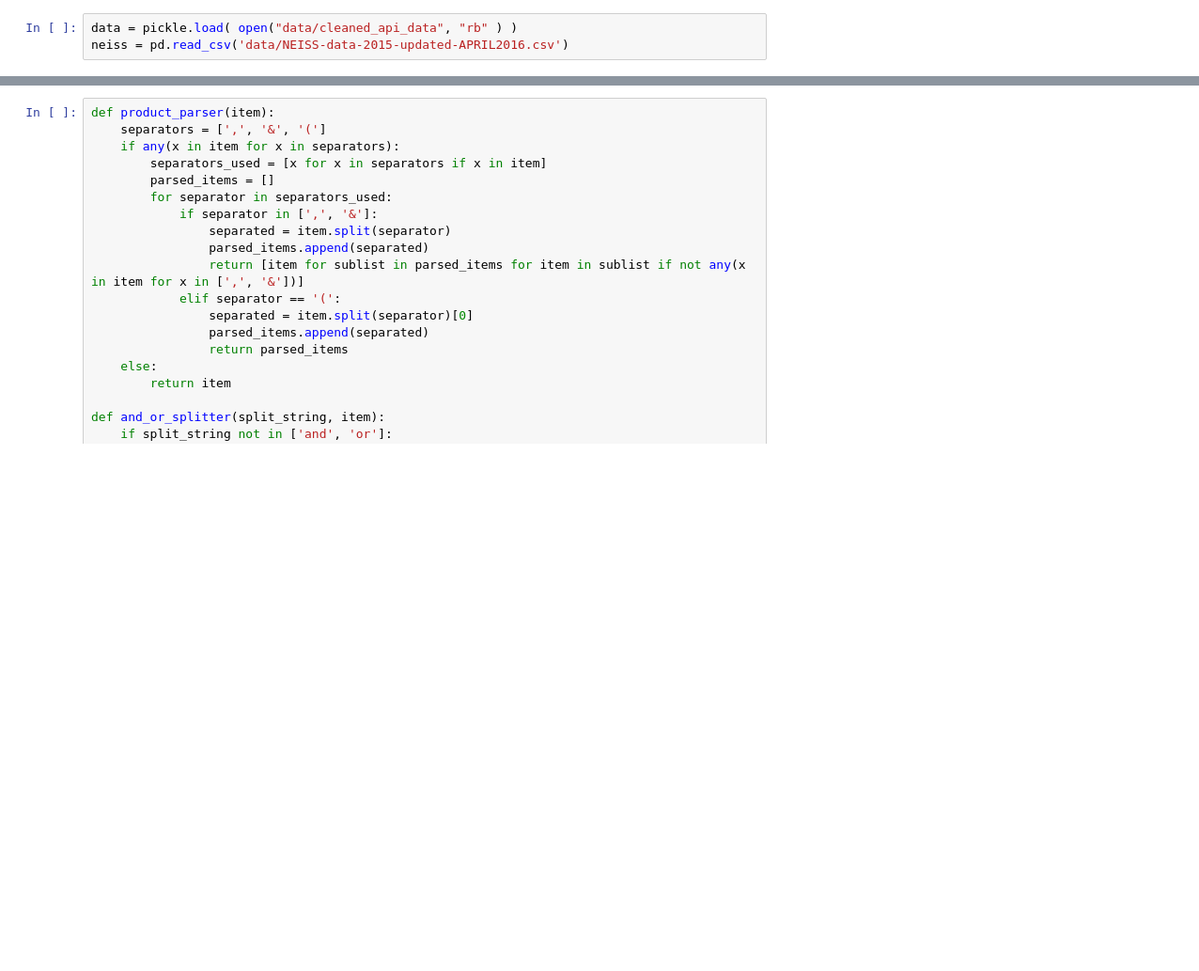
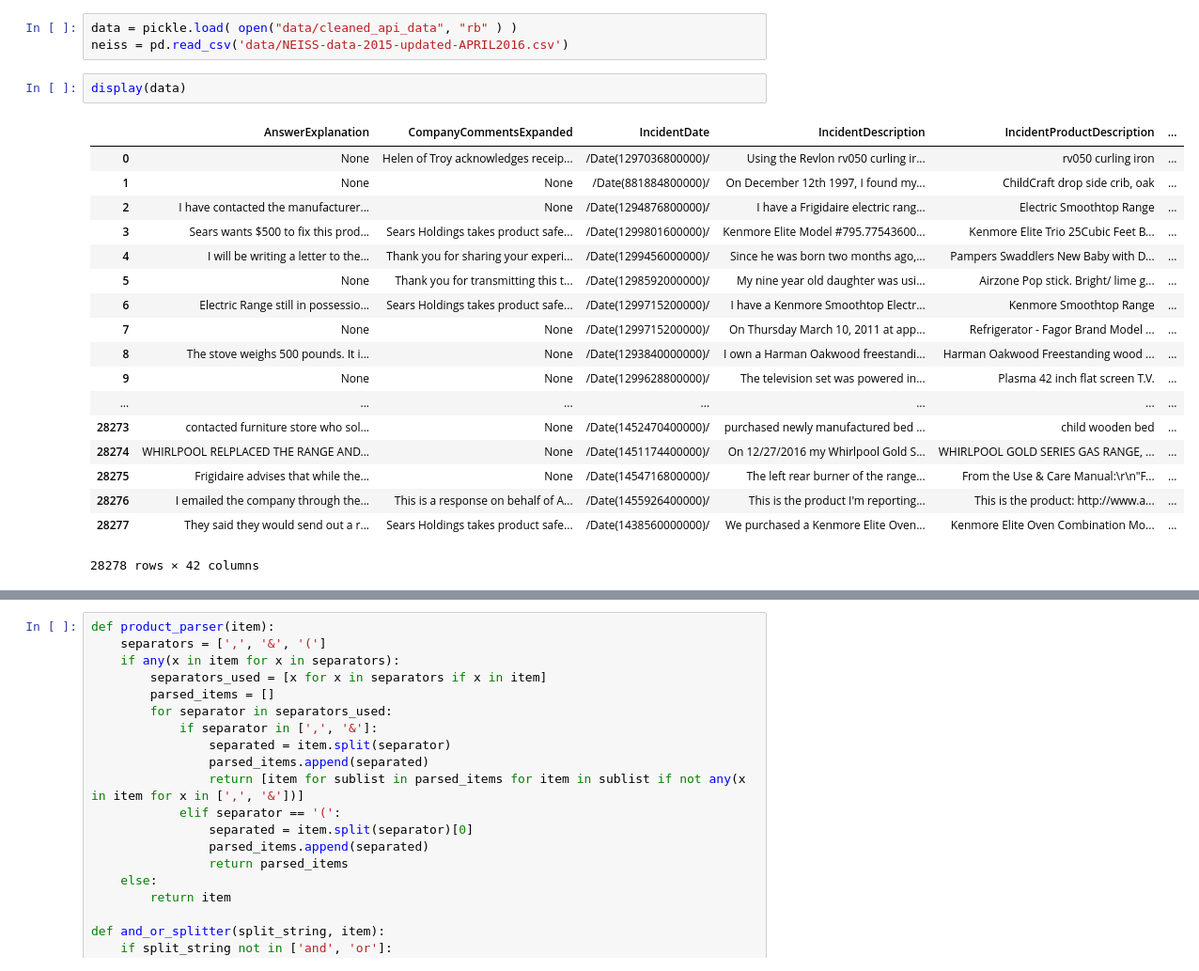
Before and after one commit to minh5/cpsc, a Jupyter notebook: datakind.ipynb, the cells around one changed output, grey strips where cells are left out. Shown at 94% size. Saved outputs shown, nothing was run; the diff lists cells and outputs as text; blank space fills up the shorter version.

```diff
--- a/datakind.ipynb
+++ b/datakind.ipynb
@@ -46,3 +46,24 @@ new_df2.to_pickle('data/cleaned_api_data')
 # %%
 data = pickle.load( open("data/cleaned_api_data", "rb" ) )
 neiss = pd.read_csv('data/NEISS-data-2015-updated-APRIL2016.csv')
+# %%
+display(data)
+# %% [output]
+|  | AnswerExplanation | CompanyCommentsExpanded | IncidentDate | IncidentDescription | IncidentProductDescription | ... |
+| 0 | None | Helen of Troy acknowledges receip... | /Date(1297036800000)/ | Using the Revlon rv050 curling ir... | rv050 curling iron | ... |
+| 1 | None | None | /Date(881884800000)/ | On December 12th 1997, I found my... | ChildCraft drop side crib, oak | ... |
+| 2 | I have contacted the manufacturer... | None | /Date(1294876800000)/ | I have a Frigidaire electric rang... | Electric Smoothtop Range | ... |
+| 3 | Sears wants $500 to fix this prod... | Sears Holdings takes product safe... | /Date(1299801600000)/ | Kenmore Elite Model #795.77543600... | Kenmore Elite Trio 25Cubic Feet B... | ... |
+| 4 | I will be writing a letter to the... | Thank you for sharing your experi... | /Date(1299456000000)/ | Since he was born two months ago,... | Pampers Swaddlers New Baby with D... | ... |
+| 5 | None | Thank you for transmitting this t... | /Date(1298592000000)/ | My nine year old daughter was usi... | Airzone Pop stick. Bright/ lime g... | ... |
+| 6 | Electric Range still in possessio... | Sears Holdings takes product safe... | /Date(1299715200000)/ | I have a Kenmore Smoothtop Electr... | Kenmore Smoothtop Range | ... |
+| 7 | None | None | /Date(1299715200000)/ | On Thursday March 10, 2011 at app... | Refrigerator - Fagor Brand Model ... | ... |
+| 8 | The stove weighs 500 pounds. It i... | None | /Date(1293840000000)/ | I own a Harman Oakwood freestandi... | Harman Oakwood Freestanding wood ... | ... |
+| 9 | None | None | /Date(1299628800000)/ | The television set was powered in... | Plasma 42 inch flat screen T.V. | ... |
+| ... | ... | ... | ... | ... | ... | ... |
+| 28273 | contacted furniture store who sol... | None | /Date(1452470400000)/ | purchased newly manufactured bed ... | child wooden bed | ... |
+| 28274 | WHIRLPOOL RELPLACED THE RANGE AND... | None | /Date(1451174400000)/ | On 12/27/2016 my Whirlpool Gold S... | WHIRLPOOL GOLD SERIES GAS RANGE, ... | ... |
+| 28275 | Frigidaire advises that while the... | None | /Date(1454716800000)/ | The left rear burner of the range... | From the Use & Care Manual:\r\n"F... | ... |
+| 28276 | I emailed the company through the... | This is a response on behalf of A... | /Date(1455926400000)/ | This is the product I'm reporting... | This is the product: http://www.a... | ... |
+| 28277 | They said they would send out a r... | Sears Holdings takes product safe... | /Date(1438560000000)/ | We purchased a Kenmore Elite Oven... | Kenmore Elite Oven Combination Mo... | ... |
+28278 rows × 42 columns
```
Also changed, not shown: parts of 4 cells of this notebook.
